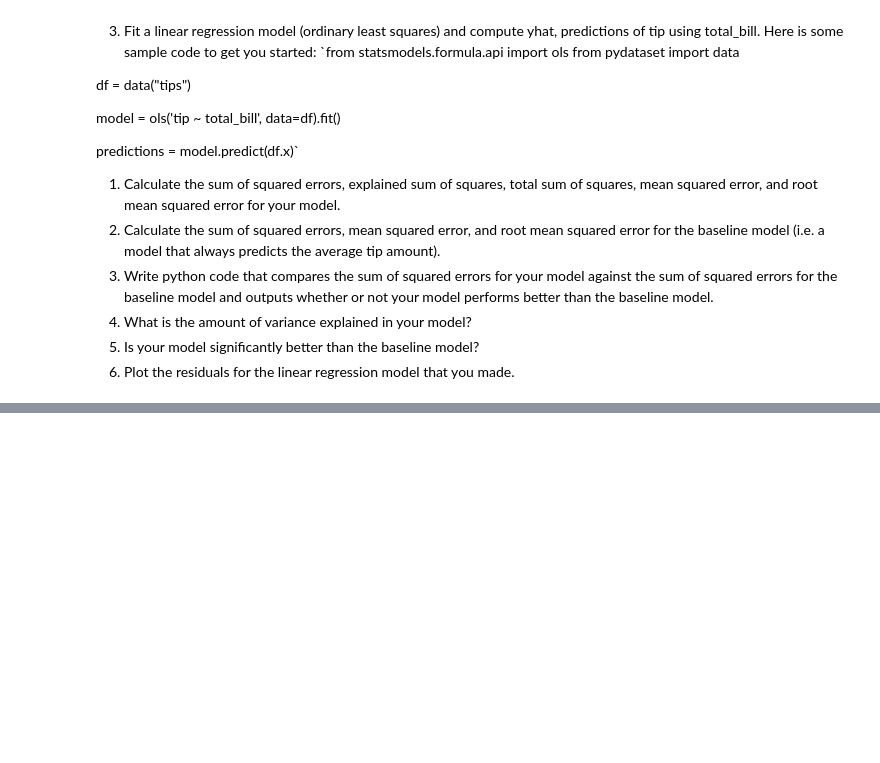
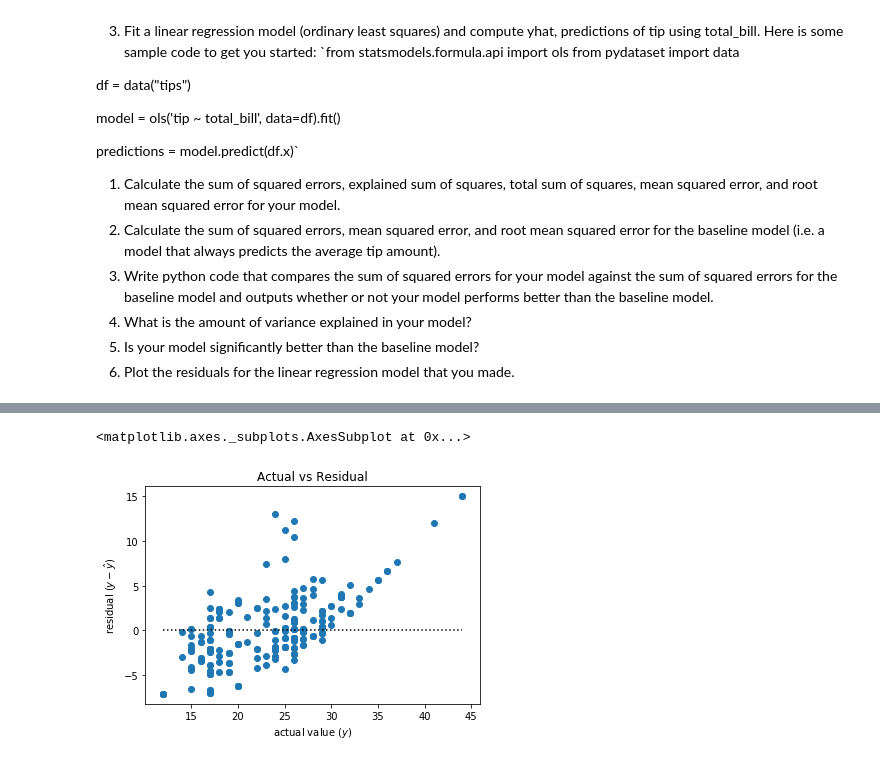
Before and after one commit to RyvynYoung/regression-exercises, a Jupyter notebook: evaluate.ipynb, the cells around one changed output, grey strips where cells are left out. Drawn from its saved outputs; the diff is of its cells as text; code cells hidden in the pictures; blank space fills up the shorter version.

```diff
--- a/evaluate.ipynb
+++ b/evaluate.ipynb
@@ -579,0 +548,3 @@ plot_residuals(evaldf.y, evaldf.yhat)
+# %%
+mpgdf = data('mpg')
+mpgdf.head()
@@ -579,0 +560,9 @@ plot_residuals(evaldf.y, evaldf.yhat)
+# %%
+# target = highway mileage, feature = engine displacement
+# create model object
+target = 'hwy'
+feature = 'displ'
+mod_obj = evaluate.make_model_object(target, feature, mpgdf)
+# %%
+evalmpg = evaluate.make_evaldf(feature, target, mod_obj, mpgdf)
+evalmpg.head()
@@ -579,0 +588,6 @@ plot_residuals(evaldf.y, evaldf.yhat)
+# %%
+# note y=target, yhat = predictions
+evaluate.plot_residuals(evalmpg.target, evalmpg.yhat)
+# %% [output]
+<matplotlib.axes._subplots.AxesSubplot at 0x...>
+[figure, added]
```
Also changed, not shown: parts of 43 cells of this notebook, 1 other file.
